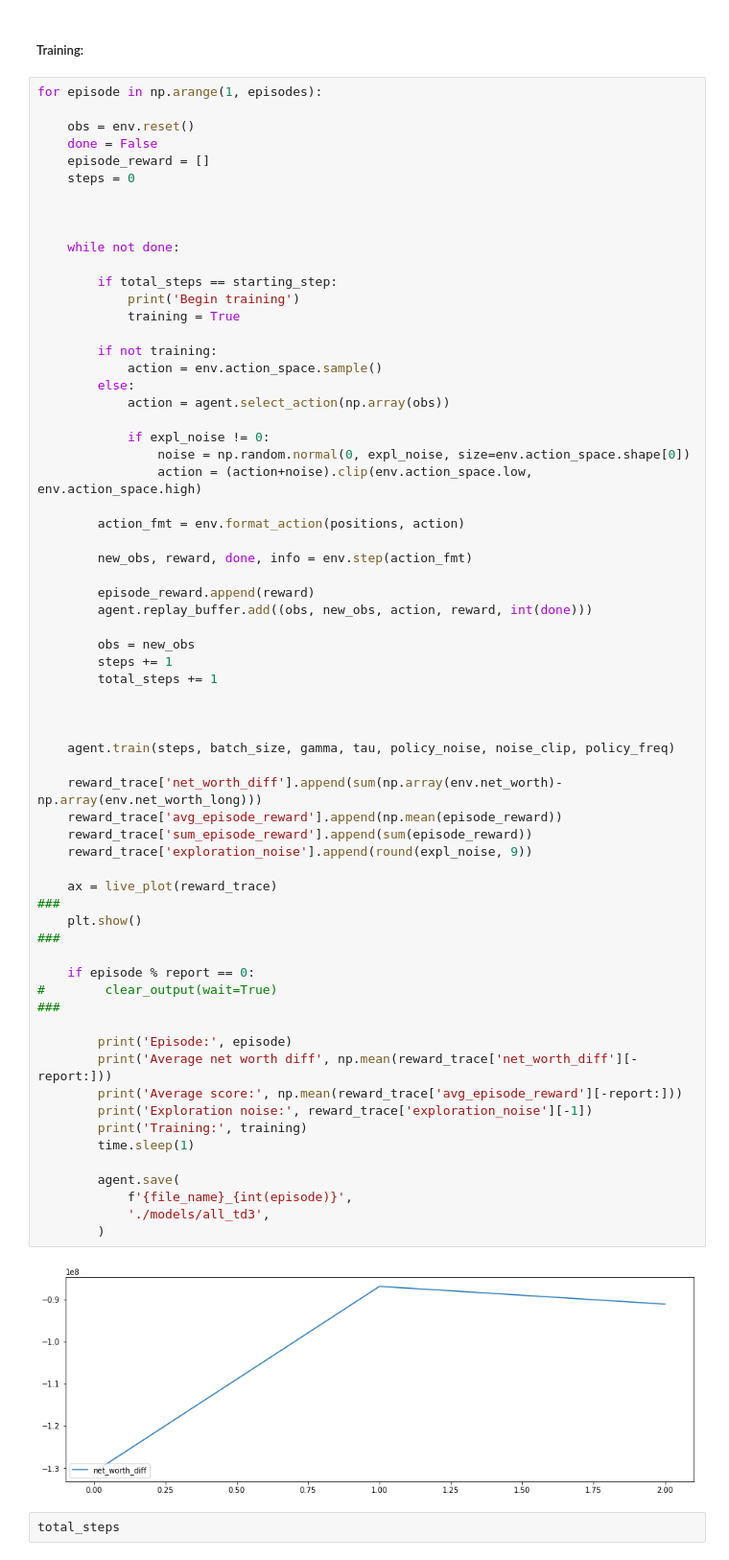
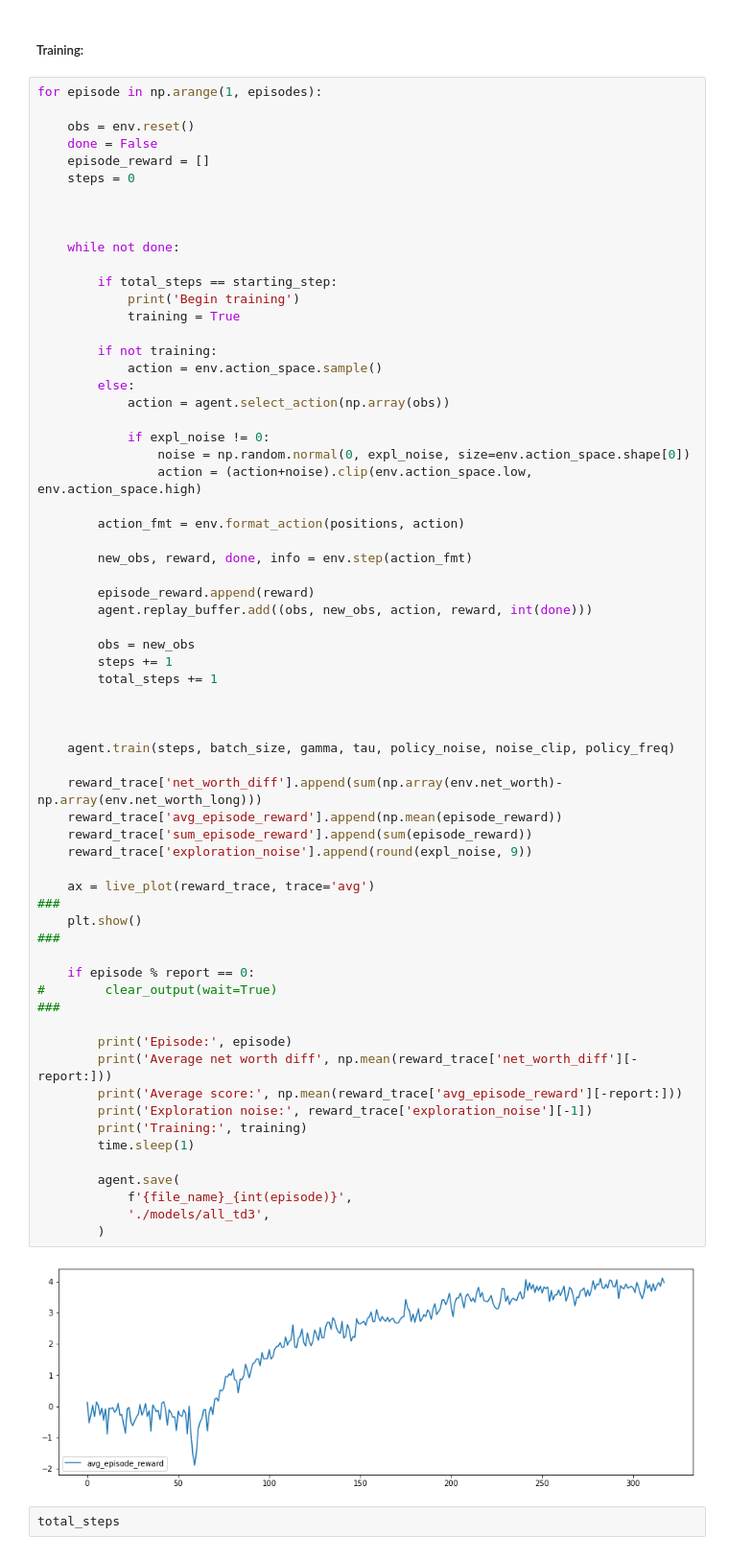
Before and after one commit to willarliss/Trade-Bot-2, a Jupyter notebook: training_agent.ipynb, the cells around one changed output. Shown: that part at 96% size. Cells and saved outputs as stored; diff of their text form.

```diff
--- a/training_agent.ipynb
+++ b/training_agent.ipynb
@@ -146,35 +146,35 @@ for episode in np.arange(1, episodes):
         obs = new_obs
         steps += 1
         total_steps += 1
 
 
 
     agent.train(steps, batch_size, gamma, tau, policy_noise, noise_clip, policy_freq)
 
     reward_trace['net_worth_diff'].append(sum(np.array(env.net_worth)-np.array(env.net_worth_long)))
     reward_trace['avg_episode_reward'].append(np.mean(episode_reward))
     reward_trace['sum_episode_reward'].append(sum(episode_reward))
     reward_trace['exploration_noise'].append(round(expl_noise, 9))
 
-    ax = live_plot(reward_trace)                                                                   ###
+    ax = live_plot(reward_trace, trace='avg')                                                      ###
     plt.show()                                                                                     ###
 
     if episode % report == 0:
 #        clear_output(wait=True)                                                                   ###
 
         print('Episode:', episode)
         print('Average net worth diff', np.mean(reward_trace['net_worth_diff'][-report:]))
         print('Average score:', np.mean(reward_trace['avg_episode_reward'][-report:]))
         print('Exploration noise:', reward_trace['exploration_noise'][-1])
         print('Training:', training)
         time.sleep(1)
 
         agent.save(
             f'{file_name}_{int(episode)}',
             './models/all_td3',
         )
 # %% [output]
-[figure, old version]
+[figure, new version]
 # %%
 total_steps
 # %%
```
Also changed, not shown: parts of 8 cells of this notebook, 54 other files.
